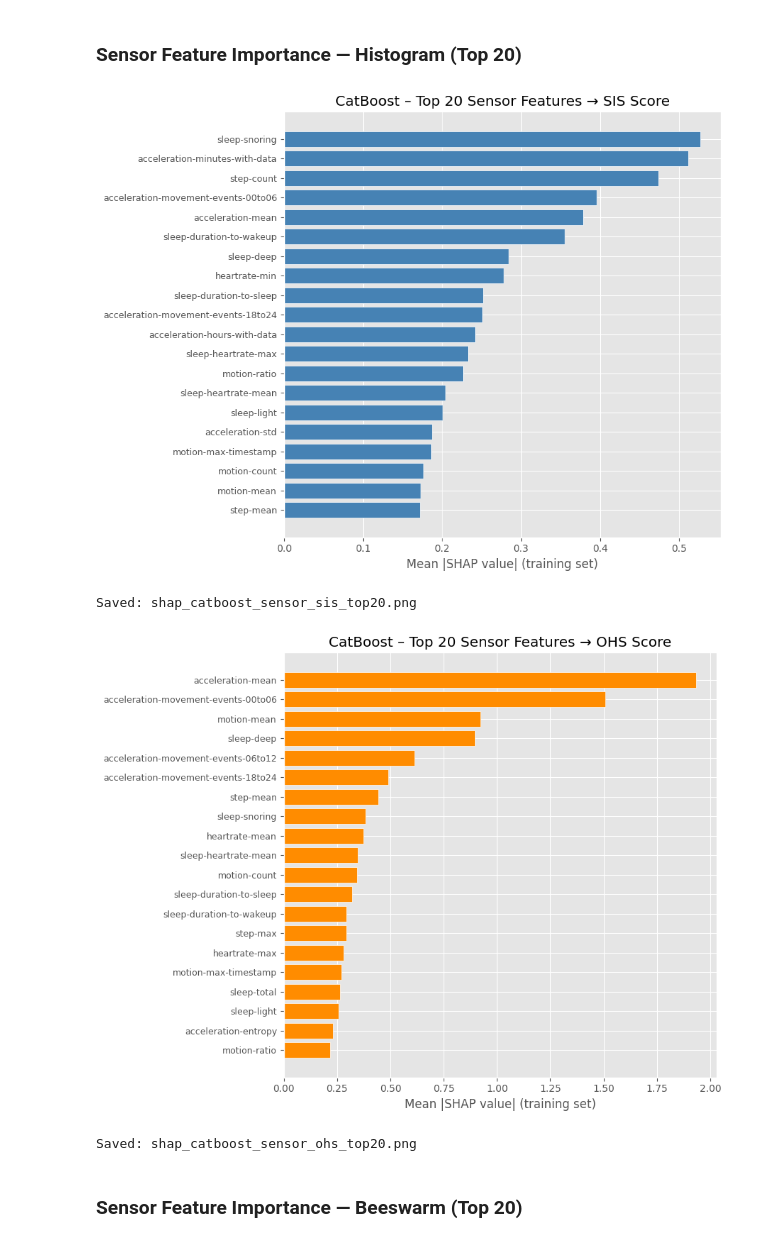
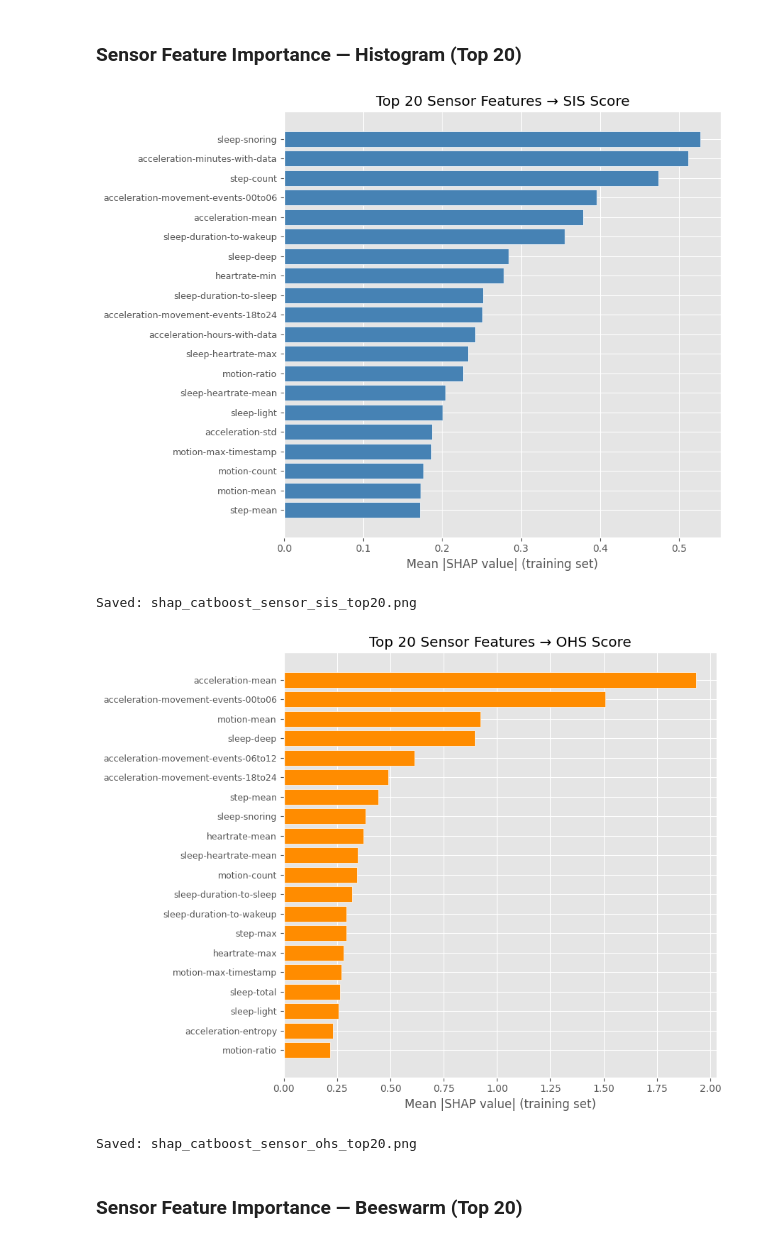
Before and after one commit to VNSwtHuo/maison-llf, a Jupyter notebook: shap_catboost_cv.ipynb, the cells around one changed output. Saved outputs shown, nothing was run; the diff lists cells and outputs as text; code cells hidden in the pictures.

```diff
--- a/shap_catboost_cv.ipynb
+++ b/shap_catboost_cv.ipynb
@@ -29,6 +31,8 @@ from sklearn.preprocessing import StandardScaler, MinMaxScaler, OrdinalEncoder
 
 SEED     = 42
 DATA_DIR = Path.cwd()
+SHAP_DIR = DATA_DIR / 'catboost-shap'
+SHAP_DIR.mkdir(exist_ok=True)
 
 random.seed(SEED)
 np.random.seed(SEED)
@@ -119,7 +123,6 @@ for target in SHAP_TARGETS:
     sv = shap.TreeExplainer(m).shap_values(X)
     sensor_shap_vals[target] = sv
     sensor_shap_X[target]    = X
-    print(f'{target.upper()} done  (train={len(train_ids)} rows)')
 
 sensor_shap_dfs = {}
 for target in SHAP_TARGETS:
@@ -128,7 +131,7 @@ for target in SHAP_TARGETS:
              .sort_values('weights', ascending=False)
              .reset_index(drop=True))
     sensor_shap_dfs[target] = df
-    df.to_csv(DATA_DIR / f'shap_catboost_{target}_feature_importance.csv', index=False)
+    df.to_csv(SHAP_DIR / f'shap_catboost_{target}_feature_importance.csv', index=False)
     print(f'{target.upper()} top-5: {df["feature"].head(5).tolist()}')
 
-print('\nSensor SHAP CSVs saved.')
+print('\nSensor SHAP CSVs saved to', SHAP_DIR)
@@ -144,22 +140,22 @@ Sensor SHAP CSVs saved.
 # %%
 for target in SHAP_TARGETS:
     top20 = sensor_shap_dfs[target].head(20)
     fig, ax = plt.subplots(figsize=(9, 7))
     y_pos = np.arange(len(top20))
     ax.barh(y_pos, top20['weights'].values[::-1],
             color=_pal[target], edgecolor='white', linewidth=0.5)
     ax.set_yticks(y_pos)
     ax.set_yticklabels(top20['feature'].values[::-1], fontsize=9)
     ax.set_xlabel('Mean |SHAP value| (training set)')
-    ax.set_title(f'CatBoost – Top 20 Sensor Features → {target.upper()} Score')
+    ax.set_title(f'Top 20 Sensor Features → {target.upper()} Score')
     plt.tight_layout()
     plt.savefig(DATA_DIR / f'shap_catboost_sensor_{target}_top20.png', dpi=150, bbox_inches='tight')
     plt.show()
     print(f'Saved: shap_catboost_sensor_{target}_top20.png')
 # %% [output]
-[figure, old version]
+[figure, new version]
 Saved: shap_catboost_sensor_sis_top20.png
-[figure, old version]
+[figure, new version]
 Saved: shap_catboost_sensor_ohs_top20.png
 # %% [markdown]
 ### Sensor Feature Importance — Beeswarm (Top 20)
```
Also changed, not shown: parts of 6 cells of this notebook, 40 other files.
